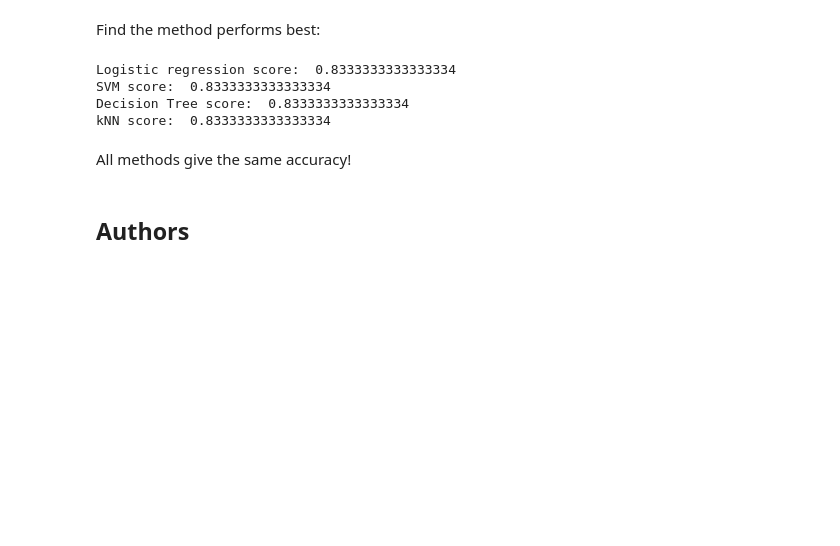
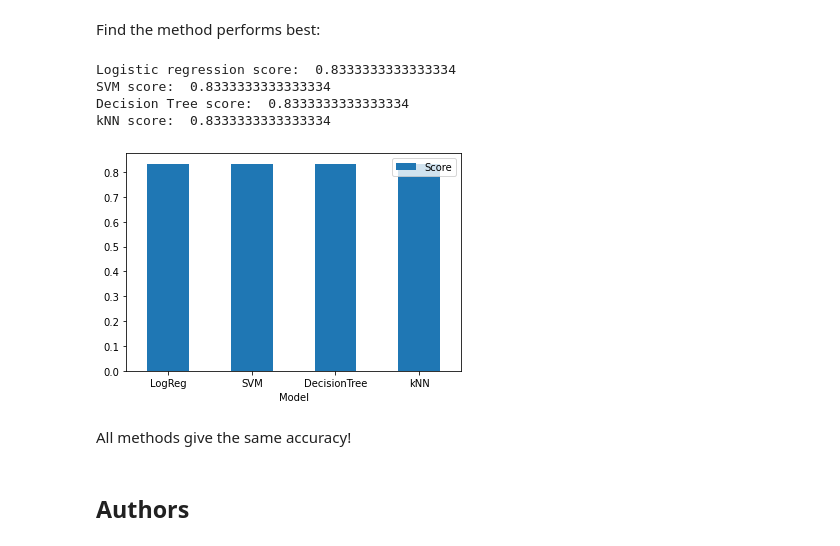
Before and after one commit to abdurakhimov/data-science-practice-project, a Jupyter notebook: Machine Learning Prediction.ipynb, the cells around one changed output. Saved outputs shown, nothing was run; the diff lists cells and outputs as text; code cells hidden in the pictures; blank space fills up the shorter version.

```diff
--- a/Machine Learning Prediction.ipynb
+++ b/Machine Learning Prediction.ipynb
@@ -341,6 +348,11 @@ Logistic regression score:  0.8333333333333334
 SVM score:  0.8333333333333334
 Decision Tree score:  0.8333333333333334
 kNN score:  0.8333333333333334
+# %%
+df = pd.DataFrame({'Model':['LogReg', 'SVM', 'DecisionTree','kNN'], 'Score':[logreg_score, svm_score, tree_score,knn_score]})
+ax = df.plot.bar(x='Model', y='Score', rot=0)
+# %% [output]
+[figure, added]
 # %% [markdown]
 All methods give the same accuracy!
 # %% [markdown]
```
Also changed, not shown: parts of 2 cells of this notebook.
